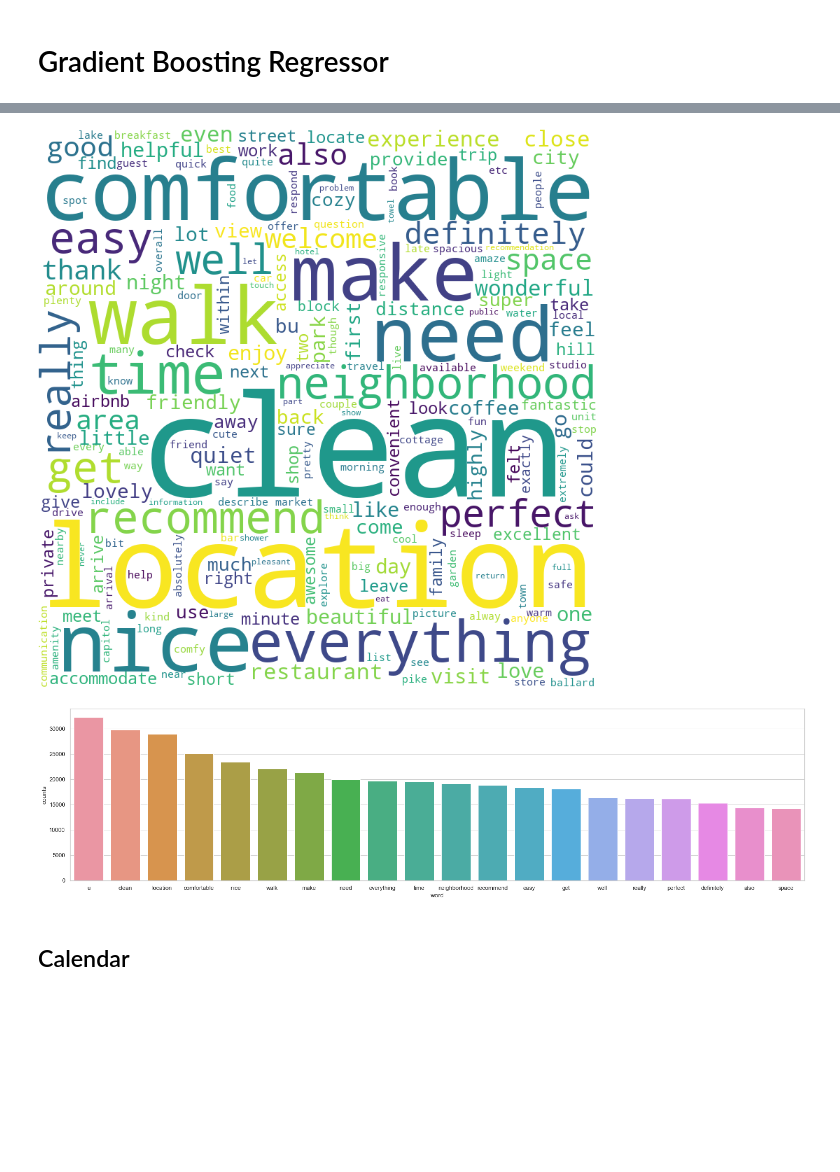
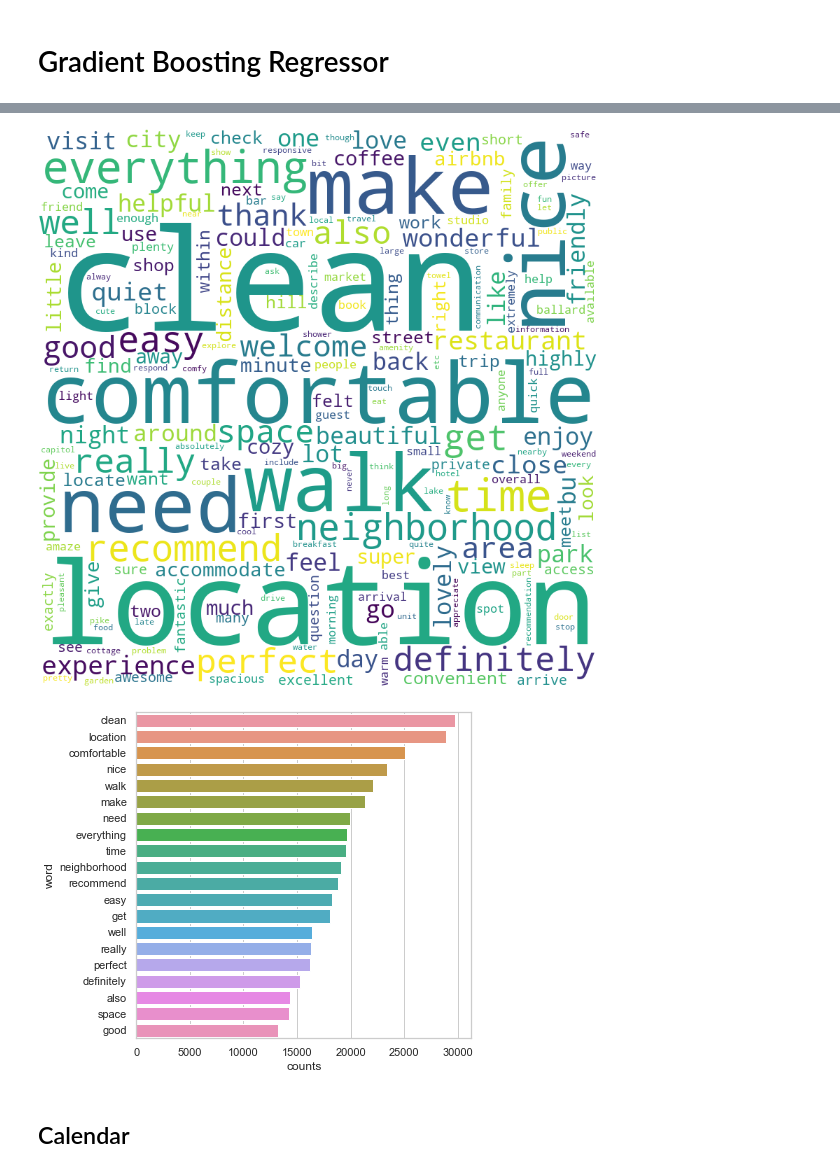
Before and after one commit to wjingyao/1015, a Jupyter notebook: Airbnb.ipynb, the cells around one changed output, grey strips where cells are left out. Saved outputs shown, nothing was run; the diff lists cells and outputs as text; code cells hidden in the pictures; blank space fills up the shorter version.

```diff
--- a/Airbnb.ipynb
+++ b/Airbnb.ipynb
@@ -631,7 +625,7 @@ comments = comments.apply(sentence_Lemmazation)
 from wordcloud import WordCloud
 # Display the generated image:
 stop_words = ['seattle','downtown','bedroom','room',
-              'kitchen','home','bed','house','apartment','bathroom','great','stay','place','us','would','host']
+              'kitchen','home','bed','house','apartment','bathroom','great','stay','place','us','would','host','u']
 wordcloud = WordCloud(background_color="white",
                           width=800, height=800,
                           stopwords = stop_words,
@@ -639,7 +633,7 @@ wordcloud = WordCloud(background_color="white",
                          ).generate(' '.join(comments))
 wordcloud.to_image()
 # %% [output]
-[figure, old version]
+[figure, new version]
 # %%
 import collections
 
@@ -657,11 +651,11 @@ for x in stop_words:
 word_df = pd.DataFrame(comments_collections.most_common(20))
 word_df.columns = ['word', 'counts']
 # %%
-plt.figure(figsize=(25,6))
-sb.barplot(x='word', y='counts', data=word_df)
+plt.figure(figsize=(6,6))
+sb.barplot(x='counts', y='word', data=word_df)
 plt.show()
 # %% [output]
-[figure, old version]
+[figure, new version]
 # %% [markdown]
 ## Calendar
 # %%
```
Also changed, not shown: parts of 35 cells of this notebook.
